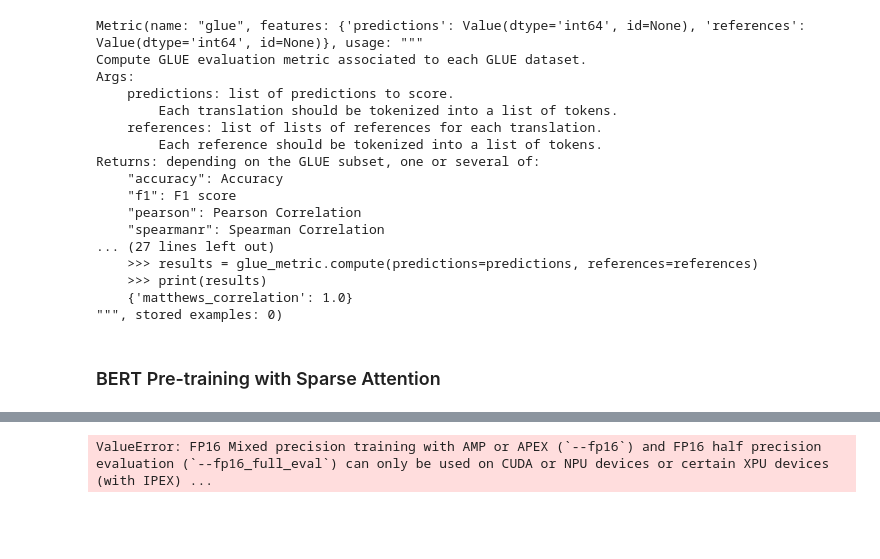
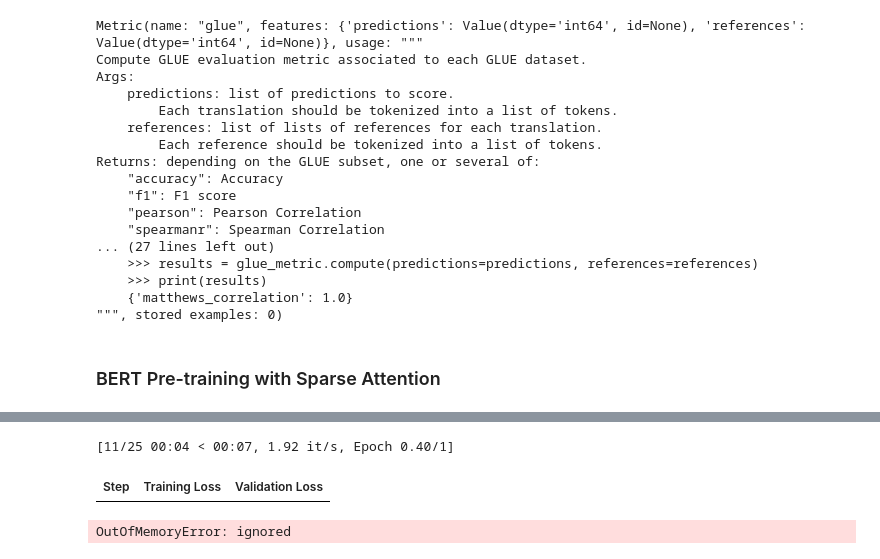
Before and after one commit to pramodith/llm_exploration, a Jupyter notebook: bert_sparse_attention_training.ipynb, the cells around one changed output, grey strips where cells are left out. Drawn from its saved outputs; the diff is of its cells as text; code cells hidden in the pictures; blank space fills up the shorter version.

```diff
--- a/bert_sparse_attention_training.ipynb
+++ b/bert_sparse_attention_training.ipynb
@@ -752,19 +781,19 @@ def compute_pretraining_metrics(predictions, labels):
 # %%
 pretraining_args = TrainingArguments(
     output_dir='./results',          # output directory
-    max_steps=1,            # total number of training steps
-    per_device_train_batch_size=128,  # batch size per device during training
-    per_device_eval_batch_size=128,   # batch size for evaluation
+    max_steps=25,            # total number of training steps
+    per_device_train_batch_size=4,  # batch size per device during training
+    per_device_eval_batch_size=8,   # batch size for evaluation
     warmup_ratio=0.1,                # number of warmup steps for learning rate scheduler
     weight_decay=0.01,               # strength of weight decay
     logging_dir='./logs',            # directory for storing logs
     fp16=True,
     gradient_checkpointing=True,
     evaluation_strategy="steps",
-    eval_steps=150,
-    save_steps=150,
+    eval_steps=10,
+    save_steps=10,
     load_best_model_at_end=True,
-    logging_steps=150
+    logging_steps=10
 )
 
 pretrainer_dense_attention = Trainer(
@@ -773,8 +802,29 @@ pretrainer_dense_attention = Trainer(
     args=pretraining_args,                  # training arguments, defined above
     train_dataset=pretraining_train_dataset,         # training dataset
     eval_dataset=pretraining_train_dataset,           # evaluation dataset
-    data_collator=DataCollatorForLanguageModeling(tokenizer=tokenizer, padding=True),
+    data_collator=DataCollatorForLanguageModeling(tokenizer=tokenizer),
     compute_metrics=compute_pretraining_metrics
 )
-# %% [output]
-ValueError: FP16 Mixed precision training with AMP or APEX (`--fp16`) and FP16 half precision evaluation (`--fp16_full_eval`) can only be used on CUDA or NPU devices or certain XPU devices (with IPEX) ...
+# %%
+class CustomBertForMaskedLM(BertForMaskedLM):
+  def __init__(self, config):
+    super().__init__(config)
+    self.bert = CustomBertModel(config)
+# %%
+custom_mlm_model = CustomBertForMaskedLM.from_pretrained(model_name)
+# %%
+pretrainer_sparse_layerwise_attention = Trainer(
+    model=custom_mlm_model,
+    tokenizer=tokenizer,                 # the instantiated 🤗 Transformers model to be trained
+    args=pretraining_args,                  # training arguments, defined above
+    train_dataset=pretraining_train_dataset,         # training dataset
+    eval_dataset=pretraining_train_dataset,           # evaluation dataset
+    data_collator = partial(custom_collate, pad_token_id=tokenizer.pad_token_id, is_mlm=True),
+    compute_metrics=compute_pretraining_metrics
+)
+# %%
+pretrainer_sparse_layerwise_attention.train()
+# %% [output]
+[11/25 00:04 < 00:07, 1.92 it/s, Epoch 0.40/1]
+| Step | Training Loss | Validation Loss |
+OutOfMemoryError: ignored
```
Also changed, not shown: parts of 14 cells of this notebook.
